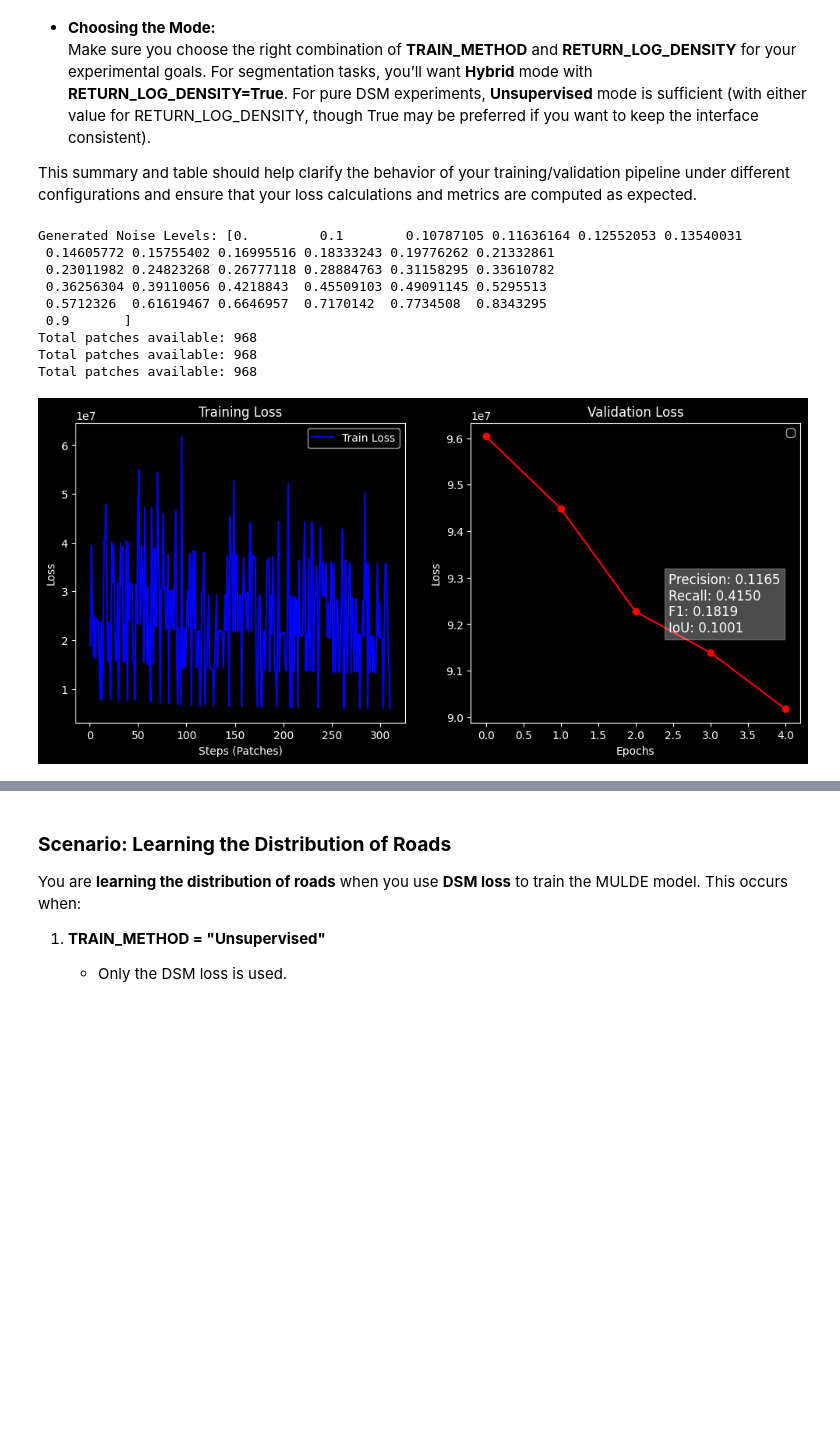
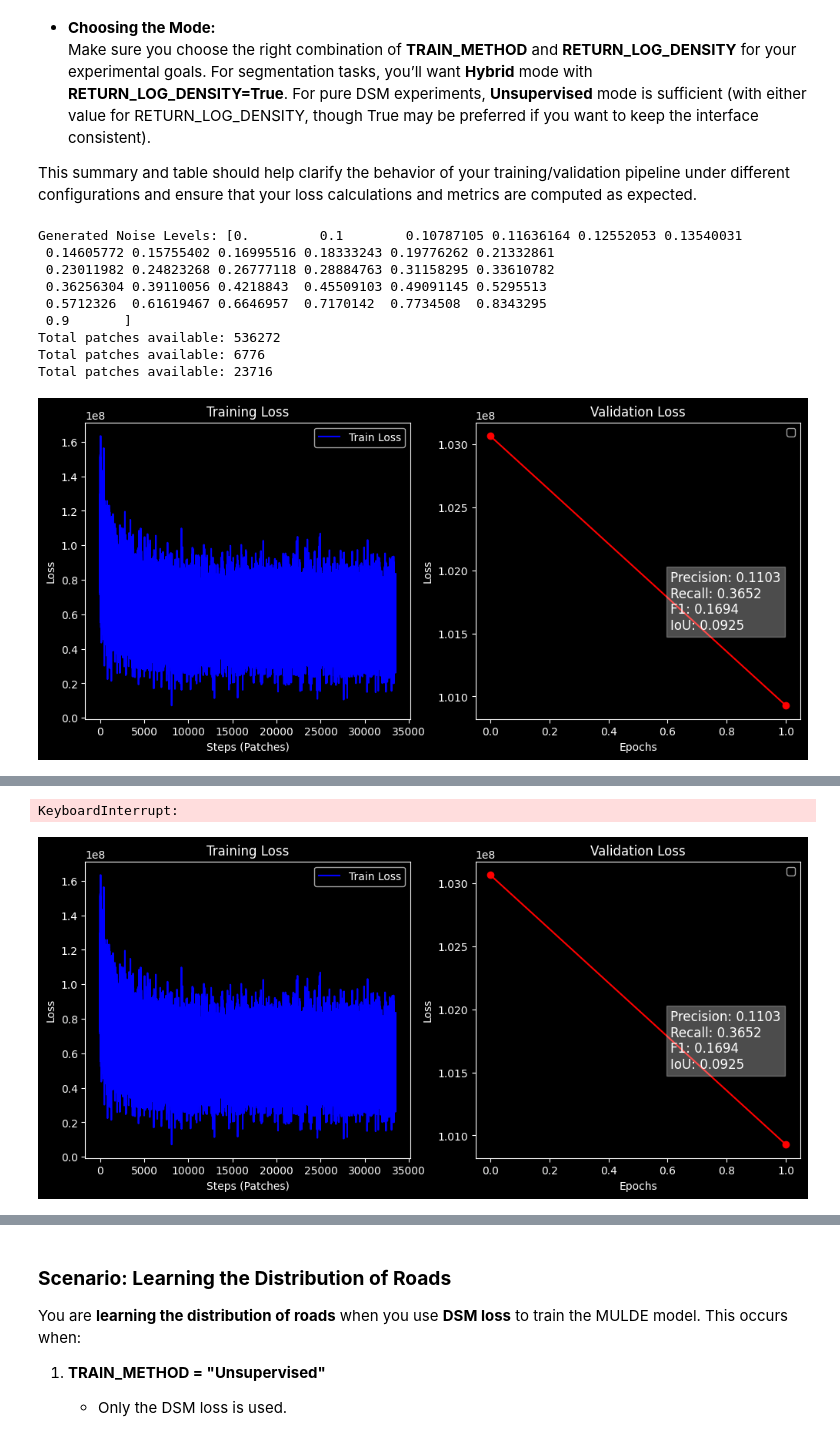
Before and after one commit to farzadhallaji/NeuraVisionLib, a Jupyter notebook: notebooks/MULDE-Road.ipynb, the cells around one changed output, grey strips where cells are left out. Drawn from its saved outputs; the diff is of its cells as text; code cells hidden in the pictures; blank space fills up the shorter version.

Commit message:
implemented RoadSegMulde

```diff
--- a/notebooks/MULDE-Road.ipynb
+++ b/notebooks/MULDE-Road.ipynb
@@ -164,12 +164,36 @@ DEVICE = torch.device("cuda" if torch.cuda.is_available() else "cpu")
 SIGMA_MIN = 0.1
 SIGMA_MAX = 0.9
 NUM_NOISE_LEVELS = 31
-BATCH_SIZE = 16
+BATCH_SIZE = 32
 
 LOAD_FROM = None #'last' # best or None
 # LOAD_FROM = 'last' # best or None
+
 DEBUG_LOSS_VALUES = True
 # DEBUG_LOSS_VALUES = False
+
+#################################################################################
+# TRAIN_METHOD = "Unsupervised"  # or "Unsupervised"
+# RETURN_LOG_DENSITY = True  # Set to True to use log density score for DSM loss
+
+# TRAIN_METHOD = "Hybrid"  # or "Unsupervised"
+# RETURN_LOG_DENSITY = False # Set to False if only DSM loss is used
+
+TRAIN_METHOD = "Unsupervised"
+RETURN_LOG_DENSITY = True
+
+TRAIN_METHOD = "Hybrid"
+RETURN_LOG_DENSITY = True
+
+NUM_EPOCHS = 20
+
+# DSM_WEIGHT = 1/((WINDOW_SIZE**4))  # weight for DSM loss in the hybrid loss
+DSM_WEIGHT = 1e-7  # Adjust to make DSM loss comparable to segmentation loss
+
+LIVE_STEPS = 5000 # Number of steps between live plots
+# LIVE_STEPS = 5
+
+#################################################################################
 
 # arithmetic_noise = torch.linspace(SIGMA_MIN, SIGMA_MAX, steps=NUM_NOISE_LEVELS - 1).to(DEVICE)
 def generate_geometric_noise_levels(sigma_min=0.05, sigma_max=0.9, num_levels=30, device="cuda"):
@@ -183,9 +207,9 @@ noise_levels = torch.cat([torch.tensor([0.0], device=DEVICE), noise_levels])
 print("Generated Noise Levels:", noise_levels.cpu().numpy())
 
 # --- Dataset Preparation ---
-train_dataset = MassRoadsDataset(root_dir=DATA_DIR, split='train', window_size=WINDOW_SIZE, stride=WINDOW_STRIDE, max_images=2) # )#
-val_dataset = MassRoadsDataset(root_dir=DATA_DIR, split='valid', window_size=WINDOW_SIZE, stride=WINDOW_STRIDE, max_images=2)
-test_dataset = MassRoadsDataset(root_dir=DATA_DIR, split='test', window_size=WINDOW_SIZE, stride=WINDOW_STRIDE, max_images=2)
+train_dataset = MassRoadsDataset(root_dir=DATA_DIR, split='train', window_size=WINDOW_SIZE, stride=WINDOW_STRIDE )#, max_images=2) # )#
+val_dataset = MassRoadsDataset(root_dir=DATA_DIR, split='valid', window_size=WINDOW_SIZE, stride=WINDOW_STRIDE )#, max_images=2)
+test_dataset = MassRoadsDataset(root_dir=DATA_DIR, split='test', window_size=WINDOW_SIZE, stride=WINDOW_STRIDE )#, max_images=2)
 
 train_loader = DataLoader(train_dataset, batch_size=BATCH_SIZE, shuffle=True, collate_fn=custom_collate_fn)
 val_loader = DataLoader(val_dataset, batch_size=BATCH_SIZE, shuffle=False, collate_fn=custom_collate_fn)
@@ -197,9 +221,9 @@ Generated Noise Levels: [0.         0.1        0.10787105 0.11636164 0.12552053
  0.36256304 0.39110056 0.4218843  0.45509103 0.49091145 0.5295513
  0.5712326  0.61619467 0.6646957  0.7170142  0.7734508  0.8343295
  0.9       ]
-Total patches available: 968
-Total patches available: 968
-Total patches available: 968
+Total patches available: 536272
+Total patches available: 6776
+Total patches available: 23716
 # %%
 train_loss_history, val_loss_history = [], []
 step_loss_history = []
@@ -285,25 +305,7 @@ TRAIN_METHOD = "Unsupervised"
 #   "Hybrid"        (DSM loss + segmentation loss)
 ########################################################################
 
-# TRAIN_METHOD = "Unsupervised"  # or "Unsupervised"
-# RETURN_LOG_DENSITY = True  # Set to True to use log density score for DSM loss
 
-# TRAIN_METHOD = "Hybrid"  # or "Unsupervised"
-# RETURN_LOG_DENSITY = False # Set to False if only DSM loss is used
-
-TRAIN_METHOD = "Unsupervised"
-RETURN_LOG_DENSITY = True
-
-# TRAIN_METHOD = "Hybrid"
-# RETURN_LOG_DENSITY = True
-
-NUM_EPOCHS = 20
-
-DSM_WEIGHT = 1/((WINDOW_SIZE**4))  # weight for DSM loss in the hybrid loss
-DSM_WEIGHT = 1e-7  # Adjust to make DSM loss comparable to segmentation loss
-
-LIVE_STEPS = 500  # Number of steps between live plots
-LIVE_STEPS = 5  # Number of steps between live plots
 # ----------------------------------------------------------------------------
 # Modify the function to return the noise that was added as well.
 # ----------------------------------------------------------------------------
@@ -558,7 +560,7 @@ def train_epoch():
             # Default to segmentation only if no valid training mode is selected.
             loss = loss_seg
 
-        if DEBUG_LOSS_VALUES and (batch_idx + 1) % 5 == 0:
+        if DEBUG_LOSS_VALUES and (batch_idx + 1) % LIVE_STEPS == 0:
             print(f"Training  - Loss DSM: {loss_dsm.item()} , Weighted: {DSM_WEIGHT * loss_dsm}, Loss Seg: {loss_seg.item()}, Loss Total: {loss.item()}")
 
         optimizer.zero_grad()
@@ -674,31 +676,31 @@ def validate_epoch():
         print(f"Validation Segmentation Metrics - Precision: {precision:.4f}, Recall: {recall:.4f}, F1: {f1:.4f}, IoU: {iou:.4f}")
         plotter.update_val_plot(avg_val_loss, precision, recall, f1, iou)
 
     if RETURN_LOG_DENSITY and seg_preds_list:
         seg_preds_all = torch.cat(seg_preds_list, dim=0)
         seg_targets_all = torch.cat(seg_targets_list, dim=0)
         precision, recall, f1, iou = calculate_metrics(seg_preds_all, seg_targets_all)
 
     plotter.update_val_plot(avg_val_loss, precision, recall, f1, iou)
 
     return avg_val_loss
 
 
 # ----------------------------------------------------------------------------
 # Main training loop
 # ----------------------------------------------------------------------------
 best_val_loss = float("inf")
 for epoch in range(start_epoch, NUM_EPOCHS):
     train_loss = train_epoch()
     val_loss = validate_epoch()
     print(f"Epoch [{epoch+1}/{NUM_EPOCHS}]  Train Loss: {train_loss:.4f}  Val Loss: {val_loss:.4f}")
 
     # Save the model if the validation loss improved.
     if val_loss < best_val_loss:
         best_val_loss = val_loss
         print(f"Saving best model at epoch {epoch+1} with val loss {val_loss:.4f}")
         save_model(log_density_model, optimizer, epoch, val_loss, BEST_MODEL_PATH)
 
     save_model(log_density_model, optimizer, epoch, val_loss, CHECKPOINT_PATH)
 # %% [output]
-[figure, old version]
+[figure, new version]
@@ -705,2 +711,4 @@ for epoch in range(start_epoch, NUM_EPOCHS):
+KeyboardInterrupt:
+[figure, added]
 # %%
 28198060.0 / 128 /128 / 32 / 32
```
Also changed, not shown: parts of 4 cells of this notebook.
